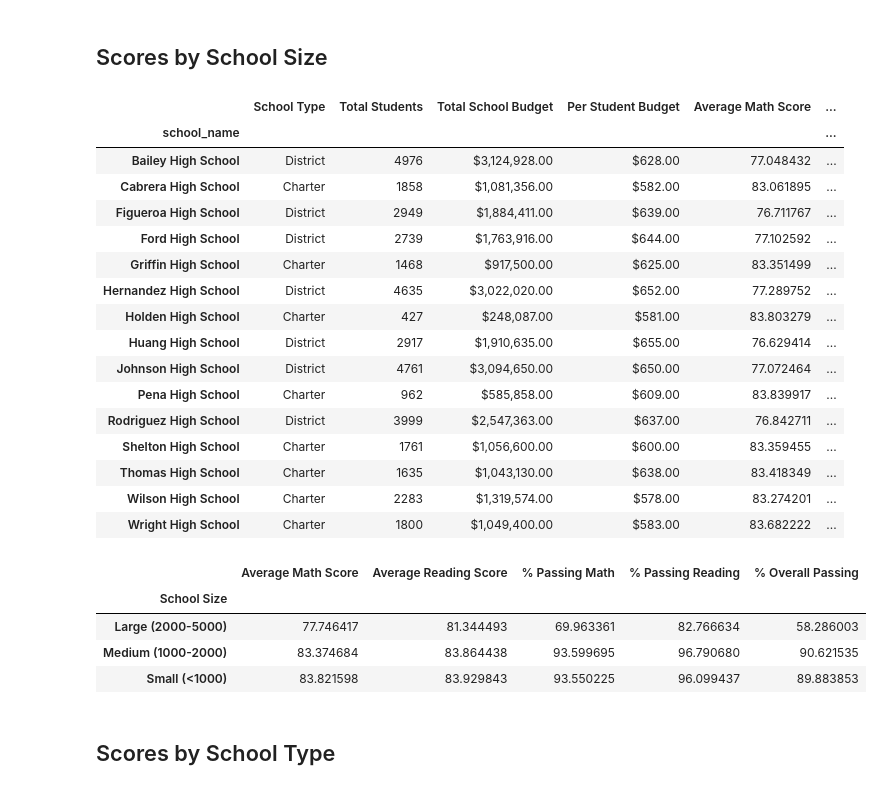
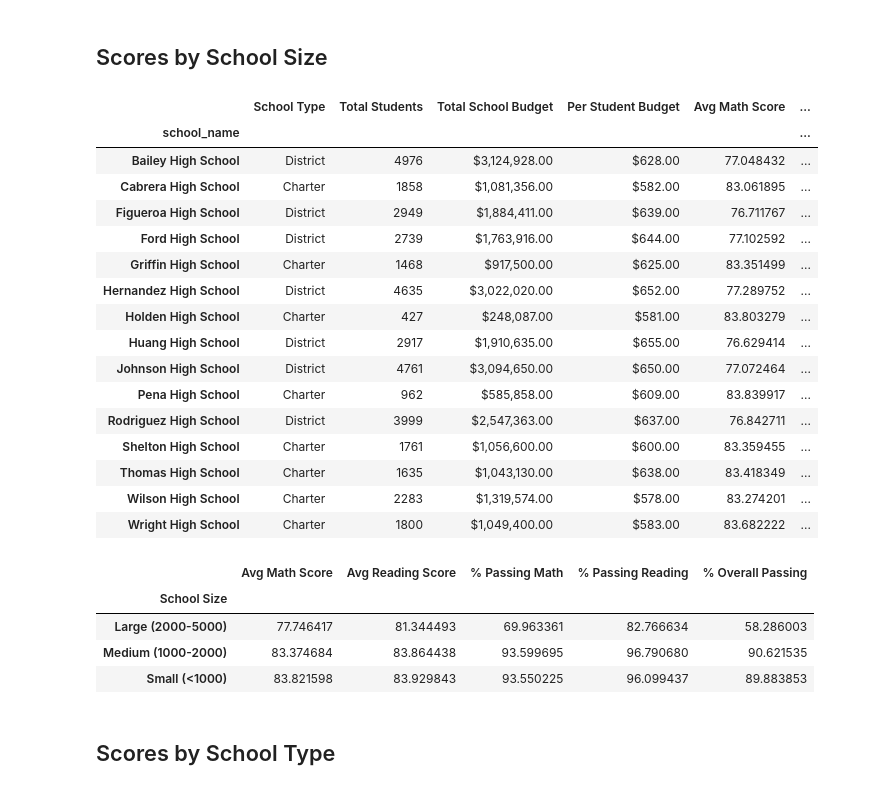
Before and after one commit to jmil86/pandas-challenge, a Jupyter notebook: PyCitySchools/PyCitySchools_starter.ipynb, the cells around one changed output. Saved outputs shown, nothing was run; the diff lists cells and outputs as text; code cells hidden in the pictures.

```diff
--- a/PyCitySchools/PyCitySchools_starter.ipynb
+++ b/PyCitySchools/PyCitySchools_starter.ipynb
@@ -503,13 +522,13 @@ labels = ["Small (<1000)", "Medium (1000-2000)", "Large (2000-5000)"]
 school_size_df = per_school_summary.copy()
 # %%
 # Use `pd.cut` on the per_school_counts Series from earlier to categorize school size based on the bins.
-school_size_df["School Size"] =
+school_size_df["School Size"] = pd.cut(student_count_per_school["size"], bins=size_bins, labels=labels)
 
 # Convert School Size to a string
 school_size_df["School Size"] = school_size_df["School Size"].astype(str)
 school_size_df
 # %% [output]
-|  | School Type | Total Students | Total School Budget | Per Student Budget | Average Math Score | ... |
+|  | School Type | Total Students | Total School Budget | Per Student Budget | Avg Math Score | ... |
 | school_name |  |  |  |  |  | ... |
 | Bailey High School | District | 4976 | $3,124,928.00 | $628.00 | 77.048432 | ... |
 | Cabrera High School | Charter | 1858 | $1,081,356.00 | $582.00 | 83.061895 | ... |
@@ -528,20 +547,26 @@ school_size_df
 | Wright High School | Charter | 1800 | $1,049,400.00 | $583.00 | 83.682222 | ... |
 # %%
 # Calculate averages for the desired columns.
-size_math_scores = school_size_df.groupby(["School Size"])["Average Math Score"].mean()
-size_reading_scores = school_size_df.groupby(["School Size"])["Average Reading Score"].mean()
+size_math_scores = school_size_df.groupby(["School Size"])["Avg Math Score"].mean()
+size_reading_scores = school_size_df.groupby(["School Size"])["Avg Reading Score"].mean()
 size_passing_math = school_size_df.groupby(["School Size"])["% Passing Math"].mean()
 size_passing_reading = school_size_df.groupby(["School Size"])["% Passing Reading"].mean()
 size_overall_passing = school_size_df.groupby(["School Size"])["% Overall Passing"].mean()
 # %%
 # Create a DataFrame called `size_summary` that breaks down school performance based on school size (small, medium, or large).
 # Use the scores above to create a new DataFrame called `size_summary`
-size_summary =
+size_summary = pd.DataFrame({
+    "Avg Math Score": size_math_scores,
+    "Avg Reading Score": size_reading_scores,
+    "% Passing Math": size_passing_math,
+    "% Passing Reading": size_passing_reading,
+    "% Overall Passing": size_overall_passing
+})
 
 # Display results
 size_summary
 # %% [output]
-|  | Average Math Score | Average Reading Score | % Passing Math | % Passing Reading | % Overall Passing |
+|  | Avg Math Score | Avg Reading Score | % Passing Math | % Passing Reading | % Overall Passing |
 | School Size |  |  |  |  |  |
 | Large (2000-5000) | 77.746417 | 81.344493 | 69.963361 | 82.766634 | 58.286003 |
 | Medium (1000-2000) | 83.374684 | 83.864438 | 93.599695 | 96.790680 | 90.621535 |
```
Also changed, not shown: parts of 9 cells of this notebook.
